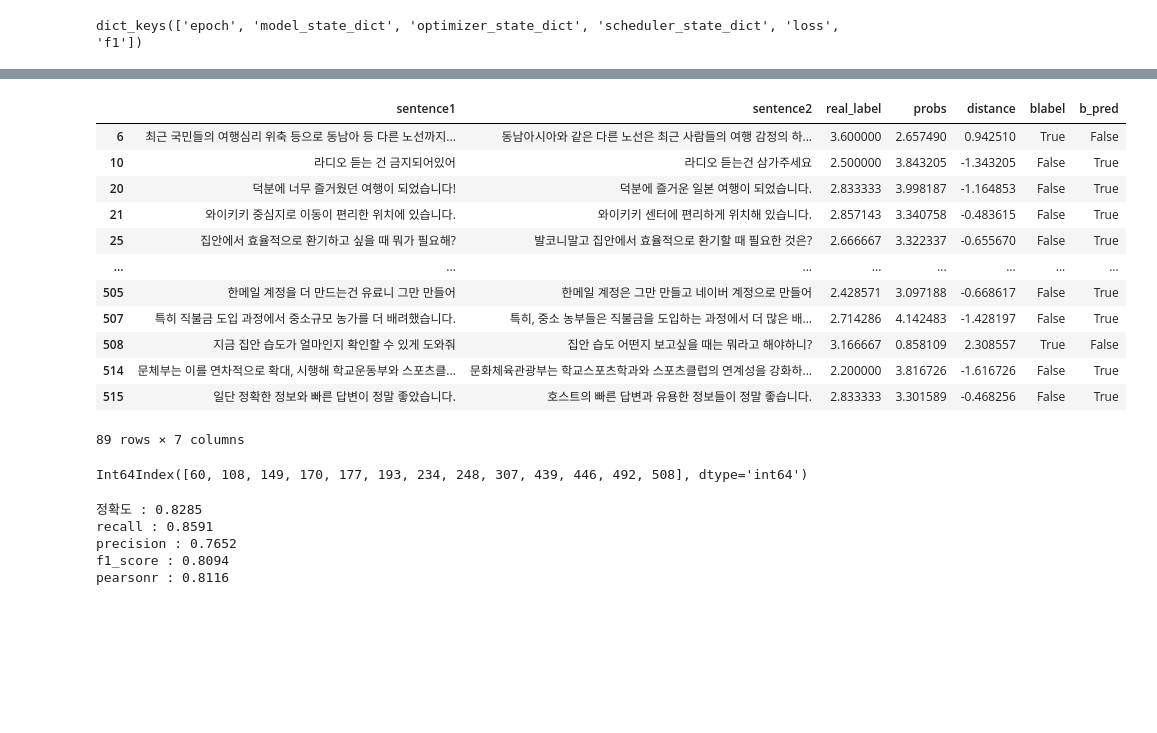
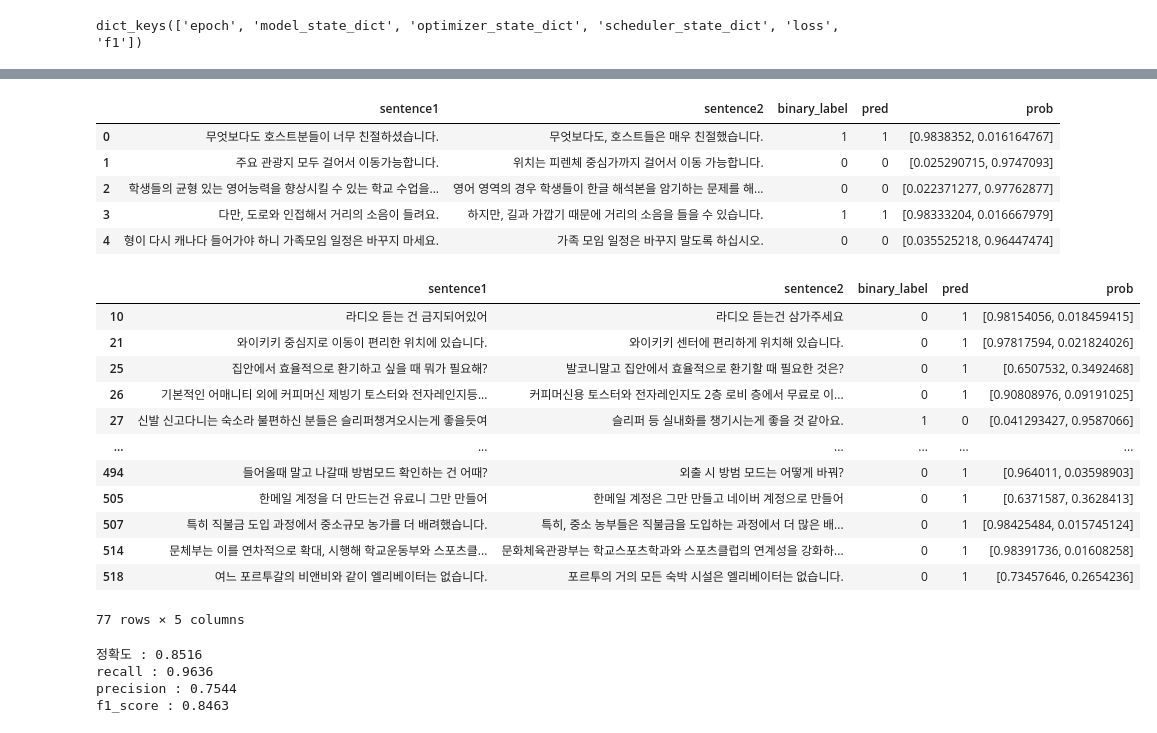
Before and after one commit to WooKyungHwa/NLU_3-, a Jupyter notebook: practice/최지현_sts_roberta.ipynb, the cells around one changed output, grey strips where cells are left out. Saved outputs shown, nothing was run; the diff lists cells and outputs as text; code cells hidden in the pictures; blank space fills up the shorter version.

```diff
--- a/practice/최지현_sts_roberta.ipynb
+++ b/practice/최지현_sts_roberta.ipynb
@@ -672,8 +757,8 @@ def test(model, test_dataloader):
 # %%
 valid_dataset = CustomDataset(dataset['validation'])
-validation_loader = make_dataloader(valid_dataset, 'klue/bert-base', 32, 'valid')
+validation_loader = make_dataloader(valid_dataset, 'klue/roberta-base', 32, 'valid')
 
-model = CustomSTS(hidden_size=768, model_name='klue/bert-base')
+model = CustomSTS(model_name='klue/roberta-base')
 model.load_state_dict(checkpoint['model_state_dict'])
 model.eval()
-prediction, total_loss, total_acc, total_f1, total_pearson = test(model, validation_loader)
+prediction, total_loss, total_acc, total_f1 = test(model, validation_loader)
@@ -694,47 +786,41 @@ df.head()
 # %%
 # prediction['probs'] = [p.item() for p in prediction['probs']]
-df['probs'] = prediction['probs']
-df['distance'] = df['real_label'] - df['probs']
+df['pred'] = [torch.argmin(p).item() for p in prediction['probs']]
+df['prob'] = [p.cpu().numpy() for p in prediction['probs']]
+df.head()
+# %% [output]
+|  | sentence1 | sentence2 | binary_label | pred | prob |
+| 0 | 무엇보다도 호스트분들이 너무 친절하셨습니다. | 무엇보다도, 호스트들은 매우 친절했습니다. | 1 | 1 | [0.9838352, 0.016164767] |
+| 1 | 주요 관광지 모두 걸어서 이동가능합니다. | 위치는 피렌체 중심가까지 걸어서 이동 가능합니다. | 0 | 0 | [0.025290715, 0.9747093] |
+| 2 | 학생들의 균형 있는 영어능력을 향상시킬 수 있는 학교 수업을... | 영어 영역의 경우 학생들이 한글 해석본을 암기하는 문제를 해... | 0 | 0 | [0.022371277, 0.97762877] |
+| 3 | 다만, 도로와 인접해서 거리의 소음이 들려요. | 하지만, 길과 가깝기 때문에 거리의 소음을 들을 수 있습니다. | 1 | 1 | [0.98333204, 0.016667979] |
+| 4 | 형이 다시 캐나다 들어가야 하니 가족모임 일정은 바꾸지 마세요. | 가족 모임 일정은 바꾸지 말도록 하십시오. | 0 | 0 | [0.035525218, 0.96447474] |
-# %%
-df['blabel'] = True
-df['blabel'].loc[df['real_label'] < 3] = False
-
-df['b_pred'] = True
-df['b_pred'].loc[df['probs'] < 3] = False
-# %%
-# 틀린 것
-df.loc[df.blabel != df.b_pred]
-# %% [output]
-|  | sentence1 | sentence2 | real_label | probs | distance | blabel | b_pred |
-| 6 | 최근 국민들의 여행심리 위축 등으로 동남아 등 다른 노선까지... | 동남아시아와 같은 다른 노선은 최근 사람들의 여행 감정의 하... | 3.600000 | 2.657490 | 0.942510 | True | False |
-| 10 | 라디오 듣는 건 금지되어있어 | 라디오 듣는건 삼가주세요 | 2.500000 | 3.843205 | -1.343205 | False | True |
-| 20 | 덕분에 너무 즐거웠던 여행이 되었습니다! | 덕분에 즐거운 일본 여행이 되었습니다. | 2.833333 | 3.998187 | -1.164853 | False | True |
-| 21 | 와이키키 중심지로 이동이 편리한 위치에 있습니다. | 와이키키 센터에 편리하게 위치해 있습니다. | 2.857143 | 3.340758 | -0.483615 | False | True |
-| 25 | 집안에서 효율적으로 환기하고 싶을 때 뭐가 필요해? | 발코니말고 집안에서 효율적으로 환기할 때 필요한 것은? | 2.666667 | 3.322337 | -0.655670 | False | True |
-| ... | ... | ... | ... | ... | ... | ... | ... |
-| 505 | 한메일 계정을 더 만드는건 유료니 그만 만들어 | 한메일 계정은 그만 만들고 네이버 계정으로 만들어 | 2.428571 | 3.097188 | -0.668617 | False | True |
-| 507 | 특히 직불금 도입 과정에서 중소규모 농가를 더 배려했습니다. | 특히, 중소 농부들은 직불금을 도입하는 과정에서 더 많은 배... | 2.714286 | 4.142483 | -1.428197 | False | True |
-| 508 | 지금 집안 습도가 얼마인지 확인할 수 있게 도와줘 | 집안 습도 어떤지 보고싶을 때는 뭐라고 해야하니? | 3.166667 | 0.858109 | 2.308557 | True | False |
-| 514 | 문체부는 이를 연차적으로 확대, 시행해 학교운동부와 스포츠클... | 문화체육관광부는 학교스포츠학과와 스포츠클럽의 연계성을 강화하... | 2.200000 | 3.816726 | -1.616726 | False | True |
-| 515 | 일단 정확한 정보와 빠른 답변이 정말 좋았습니다. | 호스트의 빠른 답변과 유용한 정보들이 정말 좋습니다. | 2.833333 | 3.301589 | -0.468256 | False | True |
-89 rows × 7 columns
-# %%
-# 예측값과 실제값이 1.5이상 차이나는 것
-df[df['distance'] >= 1.5].index
-# %% [output]
-Int64Index([60, 108, 149, 170, 177, 193, 234, 248, 307, 439, 446, 492, 508], dtype='int64')
+# %%
+df[df['pred'] != df['binary_label']]
+# %% [output]
+|  | sentence1 | sentence2 | binary_label | pred | prob |
+| 10 | 라디오 듣는 건 금지되어있어 | 라디오 듣는건 삼가주세요 | 0 | 1 | [0.98154056, 0.018459415] |
+| 21 | 와이키키 중심지로 이동이 편리한 위치에 있습니다. | 와이키키 센터에 편리하게 위치해 있습니다. | 0 | 1 | [0.97817594, 0.021824026] |
+| 25 | 집안에서 효율적으로 환기하고 싶을 때 뭐가 필요해? | 발코니말고 집안에서 효율적으로 환기할 때 필요한 것은? | 0 | 1 | [0.6507532, 0.3492468] |
+| 26 | 기본적인 어매니티 외에 커피머신 제빙기 토스터와 전자레인지등... | 커피머신용 토스터와 전자레인지도 2층 로비 층에서 무료로 이... | 0 | 1 | [0.90808976, 0.09191025] |
+| 27 | 신발 신고다니는 숙소라 불편하신 분들은 슬리퍼챙겨오시는게 좋을듯여 | 슬리퍼 등 실내화를 챙기시는게 좋을 것 같아요. | 1 | 0 | [0.041293427, 0.9587066] |
+| ... | ... | ... | ... | ... | ... |
+| 494 | 들어올때 말고 나갈때 방범모드 확인하는 건 어때? | 외출 시 방범 모드는 어떻게 바꿔? | 0 | 1 | [0.964011, 0.03598903] |
+| 505 | 한메일 계정을 더 만드는건 유료니 그만 만들어 | 한메일 계정은 그만 만들고 네이버 계정으로 만들어 | 0 | 1 | [0.6371587, 0.3628413] |
+| 507 | 특히 직불금 도입 과정에서 중소규모 농가를 더 배려했습니다. | 특히, 중소 농부들은 직불금을 도입하는 과정에서 더 많은 배... | 0 | 1 | [0.98425484, 0.015745124] |
+| 514 | 문체부는 이를 연차적으로 확대, 시행해 학교운동부와 스포츠클... | 문화체육관광부는 학교스포츠학과와 스포츠클럽의 연계성을 강화하... | 0 | 1 | [0.98391736, 0.01608258] |
+| 518 | 여느 포르투갈의 비앤비와 같이 엘리베이터는 없습니다. | 포르투의 거의 모든 숙박 시설은 엘리베이터는 없습니다. | 0 | 1 | [0.73457646, 0.2654236] |
+77 rows × 5 columns
 # %%
 from sklearn.metrics import accuracy_score, recall_score, precision_score, f1_score
 from scipy.stats import pearsonr
-print(f'정확도 : {accuracy_score(df.blabel, df.b_pred):.4f}')
-print(f'recall : {recall_score(df.blabel, df.b_pred):.4f}')
-print(f'precision : {precision_score(df.blabel, df.b_pred):.4f}')
-print(f'f1_score : {f1_score(df.blabel, df.b_pred):.4f}')
-print(f"pearsonr : {pearsonr(df['real_label'], df.probs)[0]:.4f}")
+print(f'정확도 : {accuracy_score(df.binary_label, df.pred):.4f}')
+print(f'recall : {recall_score(df.binary_label, df.pred):.4f}')
+print(f'precision : {precision_score(df.binary_label, df.pred):.4f}')
+print(f'f1_score : {f1_score(df.binary_label, df.pred):.4f}')
 # %% [output]
-정확도 : 0.8285
-recall : 0.8591
-precision : 0.7652
-f1_score : 0.8094
-pearsonr : 0.8116
+정확도 : 0.8516
+recall : 0.9636
+precision : 0.7544
+f1_score : 0.8463
 # %%
```
Also changed, not shown: parts of 13 cells of this notebook.
